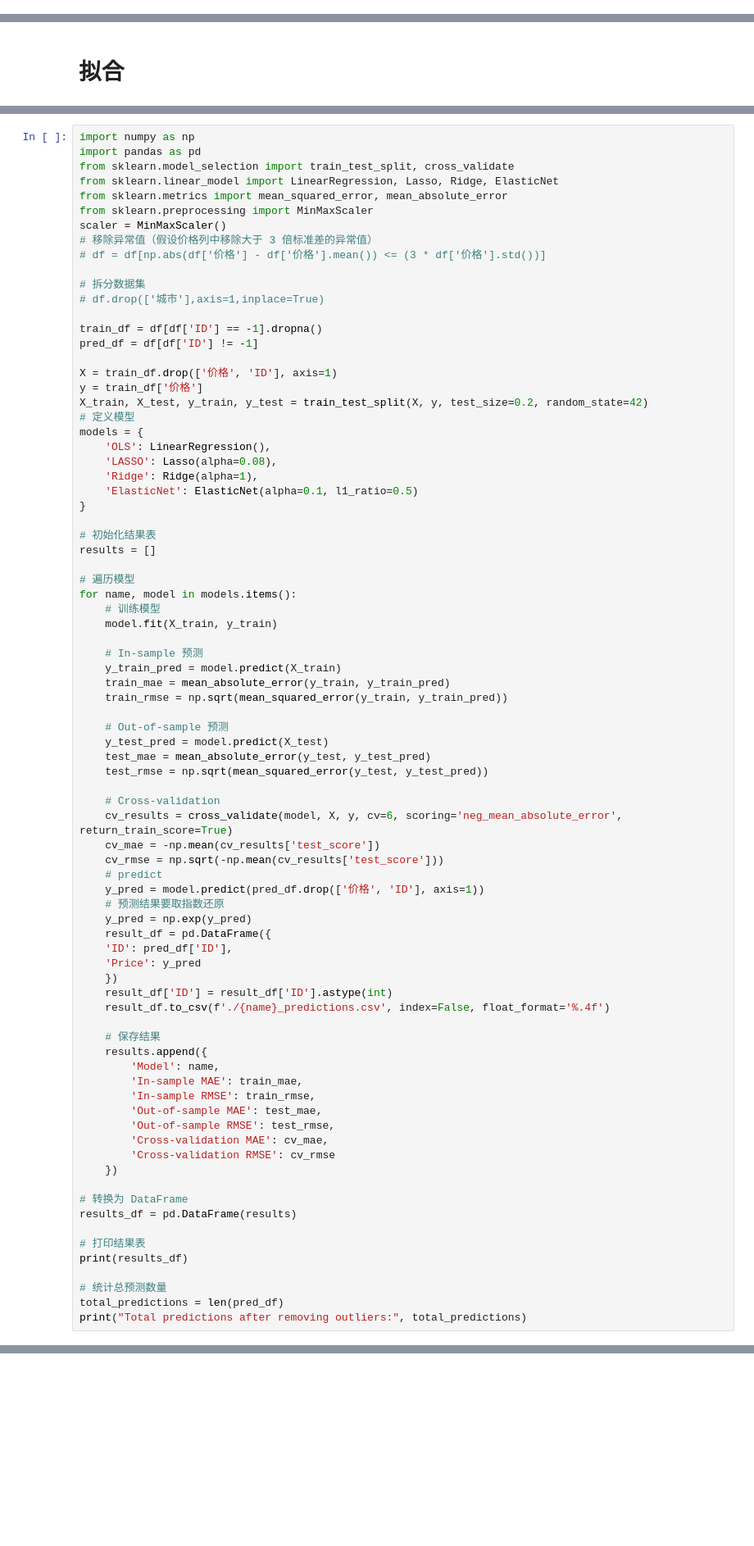
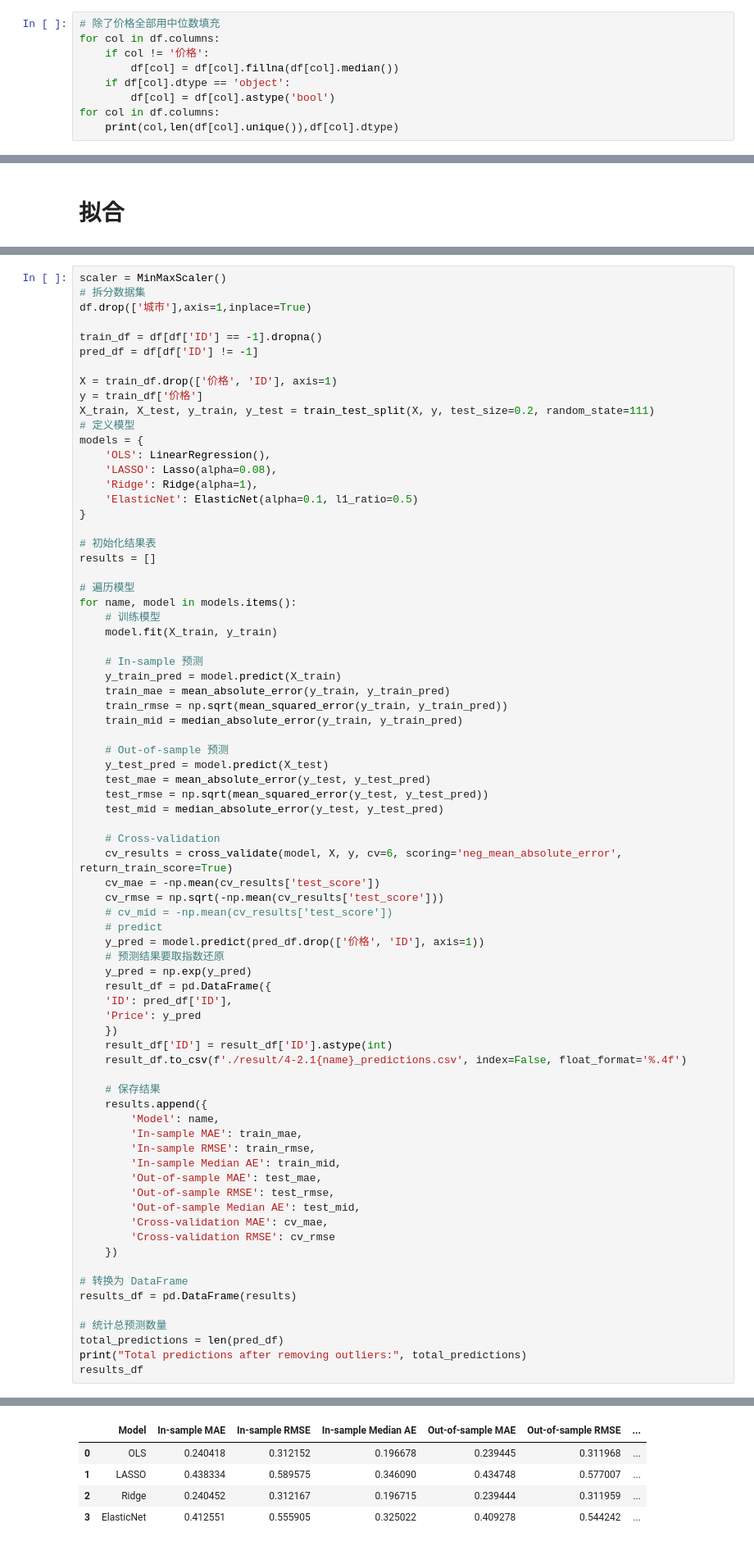
Before and after one commit to Quant-of-Renmin-University/QuantEcon2025_RUC, a Jupyter notebook: Homework/eng/2023200660/Mid-Term-Proj/Data.ipynb, the cells around one changed output, grey strips where cells are left out. Shown at 82% size. Drawn from its saved outputs; the diff is of its cells as text; blank space fills up the shorter version.

```diff
--- a/Homework/eng/2023200660/Mid-Term-Proj/Data.ipynb
+++ b/Homework/eng/2023200660/Mid-Term-Proj/Data.ipynb
@@ -500,0 +524,9 @@ For example, when doing 'df[col].method(value, inplace=True)', try using 'df.met
+# %%
+# 除了价格全部用中位数填充
+for col in df.columns:
+    if col != '价格':
+        df[col] = df[col].fillna(df[col].median())
+    if df[col].dtype == 'object':
+        df[col] = df[col].astype('bool')
+for col in df.columns:
+    print(col,len(df[col].unique()),df[col].dtype)
@@ -593,23 +593,14 @@ train_df
 # %%
-import numpy as np
-import pandas as pd
-from sklearn.model_selection import train_test_split, cross_validate
-from sklearn.linear_model import LinearRegression, Lasso, Ridge, ElasticNet
-from sklearn.metrics import mean_squared_error, mean_absolute_error
-from sklearn.preprocessing import MinMaxScaler
 scaler = MinMaxScaler()
-# 移除异常值（假设价格列中移除大于 3 倍标准差的异常值）
-# df = df[np.abs(df['价格'] - df['价格'].mean()) <= (3 * df['价格'].std())]
-
 # 拆分数据集
-# df.drop(['城市'],axis=1,inplace=True)
+df.drop(['城市'],axis=1,inplace=True)
 
 train_df = df[df['ID'] == -1].dropna()
 pred_df = df[df['ID'] != -1]
 
 X = train_df.drop(['价格', 'ID'], axis=1)
 y = train_df['价格']
-X_train, X_test, y_train, y_test = train_test_split(X, y, test_size=0.2, random_state=42)
+X_train, X_test, y_train, y_test = train_test_split(X, y, test_size=0.2, random_state=111)
 # 定义模型
 models = {
     'OLS': LinearRegression(),
@@ -630,16 +621,19 @@ for name, model in models.items():
     y_train_pred = model.predict(X_train)
     train_mae = mean_absolute_error(y_train, y_train_pred)
     train_rmse = np.sqrt(mean_squared_error(y_train, y_train_pred))
+    train_mid = median_absolute_error(y_train, y_train_pred)
 
     # Out-of-sample 预测
     y_test_pred = model.predict(X_test)
     test_mae = mean_absolute_error(y_test, y_test_pred)
     test_rmse = np.sqrt(mean_squared_error(y_test, y_test_pred))
+    test_mid = median_absolute_error(y_test, y_test_pred)
 
     # Cross-validation
     cv_results = cross_validate(model, X, y, cv=6, scoring='neg_mean_absolute_error', return_train_score=True)
     cv_mae = -np.mean(cv_results['test_score'])
     cv_rmse = np.sqrt(-np.mean(cv_results['test_score']))
+    # cv_mid = -np.mean(cv_results['test_score'])
     # predict
     y_pred = model.predict(pred_df.drop(['价格', 'ID'], axis=1))
     # 预测结果要取指数还原
@@ -649,15 +643,17 @@ for name, model in models.items():
     'Price': y_pred
     })
     result_df['ID'] = result_df['ID'].astype(int)
-    result_df.to_csv(f'./{name}_predictions.csv', index=False, float_format='%.4f')
+    result_df.to_csv(f'./result/4-2.1{name}_predictions.csv', index=False, float_format='%.4f')
 
     # 保存结果
     results.append({
         'Model': name,
         'In-sample MAE': train_mae,
         'In-sample RMSE': train_rmse,
+        'In-sample Median AE': train_mid,
         'Out-of-sample MAE': test_mae,
         'Out-of-sample RMSE': test_rmse,
+        'Out-of-sample Median AE': test_mid,
         'Cross-validation MAE': cv_mae,
         'Cross-validation RMSE': cv_rmse
     })
@@ -665,10 +661,8 @@ for name, model in models.items():
 # 转换为 DataFrame
 results_df = pd.DataFrame(results)
 
-# 打印结果表
-print(results_df)
-
 # 统计总预测数量
 total_predictions = len(pred_df)
 print("Total predictions after removing outliers:", total_predictions)
+results_df
 # %% [output]
@@ -686 +669,6 @@ print("Total predictions after removing outliers:", total_predictions)
 Total predictions after removing outliers: 14786
+|  | Model | In-sample MAE | In-sample RMSE | In-sample Median AE | Out-of-sample MAE | Out-of-sample RMSE | ... |
+| 0 | OLS | 0.240418 | 0.312152 | 0.196678 | 0.239445 | 0.311968 | ... |
+| 1 | LASSO | 0.438334 | 0.589575 | 0.346090 | 0.434748 | 0.577007 | ... |
+| 2 | Ridge | 0.240452 | 0.312167 | 0.196715 | 0.239444 | 0.311959 | ... |
+| 3 | ElasticNet | 0.412551 | 0.555905 | 0.325022 | 0.409278 | 0.544242 | ... |
```
Also changed, not shown: parts of 19 cells of this notebook, 1 other file.
